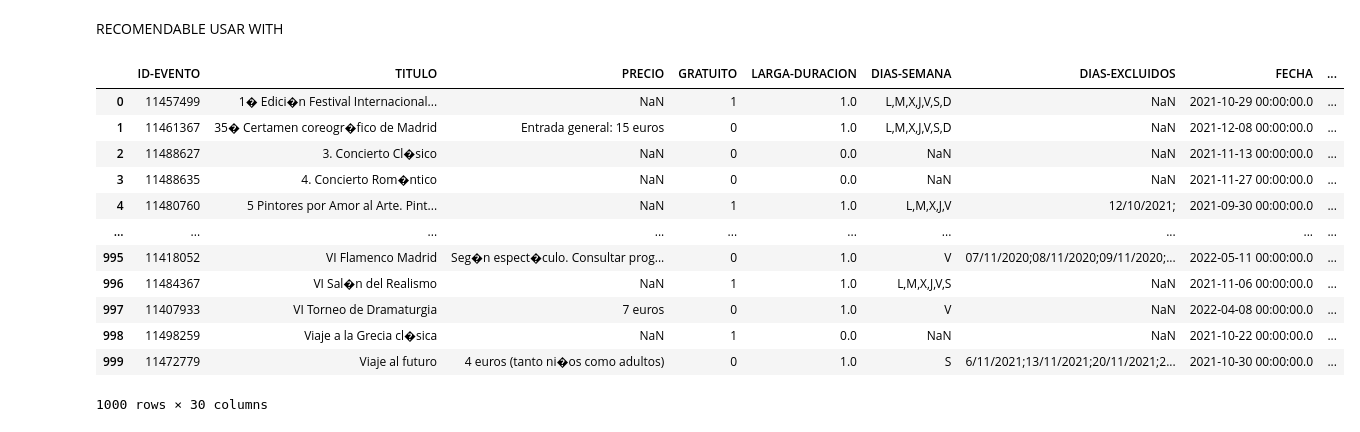
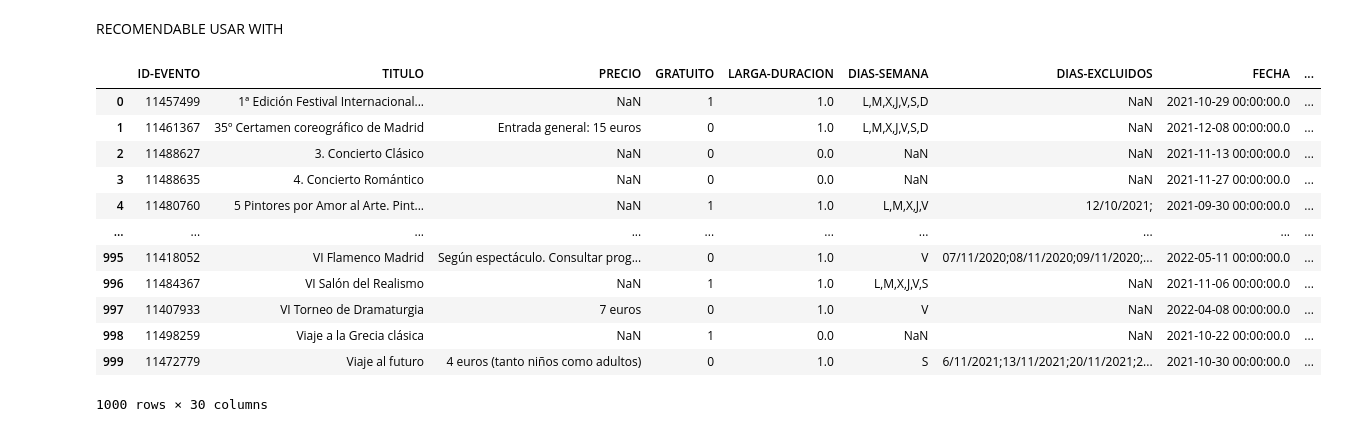
Before and after one commit to SantiagoBarreiroCampos/ClaseProgConcurrenteYDistribuida, a Jupyter notebook: QuintaPractica.ipynb, the cells around one changed output. Cells and saved outputs as stored; diff of their text form; code cells hidden in the pictures.

```diff
--- a/QuintaPractica.ipynb
+++ b/QuintaPractica.ipynb
@@ -30,18 +53,18 @@ less eventos.csv
 # %%
 raw_data.close()
 # %%
-pd.read_csv("eventos.csv", ";")
+pd.read_csv("eventos.csv", delimiter=";", encoding = "latin 1")
 # %% [output]
 |  | ID-EVENTO | TITULO | PRECIO | GRATUITO | LARGA-DURACION | DIAS-SEMANA | DIAS-EXCLUIDOS | FECHA | ... |
-| 0 | 11457499 | 1� Edici�n Festival Internacional... | NaN | 1 | 1.0 | L,M,X,J,V,S,D | NaN | 2021-10-29 00:00:00.0 | ... |
-| 1 | 11461367 | 35� Certamen coreogr�fico de Madrid | Entrada general: 15 euros | 0 | 1.0 | L,M,X,J,V,S,D | NaN | 2021-12-08 00:00:00.0 | ... |
-| 2 | 11488627 | 3. Concierto Cl�sico | NaN | 0 | 0.0 | NaN | NaN | 2021-11-13 00:00:00.0 | ... |
-| 3 | 11488635 | 4. Concierto Rom�ntico | NaN | 0 | 0.0 | NaN | NaN | 2021-11-27 00:00:00.0 | ... |
+| 0 | 11457499 | 1ª Edición Festival Internacional... | NaN | 1 | 1.0 | L,M,X,J,V,S,D | NaN | 2021-10-29 00:00:00.0 | ... |
+| 1 | 11461367 | 35º Certamen coreográfico de Madrid | Entrada general: 15 euros | 0 | 1.0 | L,M,X,J,V,S,D | NaN | 2021-12-08 00:00:00.0 | ... |
+| 2 | 11488627 | 3. Concierto Clásico | NaN | 0 | 0.0 | NaN | NaN | 2021-11-13 00:00:00.0 | ... |
+| 3 | 11488635 | 4. Concierto Romántico | NaN | 0 | 0.0 | NaN | NaN | 2021-11-27 00:00:00.0 | ... |
 | 4 | 11480760 | 5 Pintores por Amor al Arte. Pint... | NaN | 1 | 1.0 | L,M,X,J,V | 12/10/2021; | 2021-09-30 00:00:00.0 | ... |
 | ... | ... | ... | ... | ... | ... | ... | ... | ... | ... |
-| 995 | 11418052 | VI Flamenco Madrid | Seg�n espect�culo. Consultar prog... | 0 | 1.0 | V | 07/11/2020;08/11/2020;09/11/2020;... | 2022-05-11 00:00:00.0 | ... |
-| 996 | 11484367 | VI Sal�n del Realismo | NaN | 1 | 1.0 | L,M,X,J,V,S | NaN | 2021-11-06 00:00:00.0 | ... |
+| 995 | 11418052 | VI Flamenco Madrid | Según espectáculo. Consultar prog... | 0 | 1.0 | V | 07/11/2020;08/11/2020;09/11/2020;... | 2022-05-11 00:00:00.0 | ... |
+| 996 | 11484367 | VI Salón del Realismo | NaN | 1 | 1.0 | L,M,X,J,V,S | NaN | 2021-11-06 00:00:00.0 | ... |
 | 997 | 11407933 | VI Torneo de Dramaturgia | 7 euros | 0 | 1.0 | V | NaN | 2022-04-08 00:00:00.0 | ... |
-| 998 | 11498259 | Viaje a la Grecia cl�sica | NaN | 1 | 0.0 | NaN | NaN | 2021-10-22 00:00:00.0 | ... |
-| 999 | 11472779 | Viaje al futuro | 4 euros (tanto ni�os como adultos) | 0 | 1.0 | S | 6/11/2021;13/11/2021;20/11/2021;2... | 2021-10-30 00:00:00.0 | ... |
+| 998 | 11498259 | Viaje a la Grecia clásica | NaN | 1 | 0.0 | NaN | NaN | 2021-10-22 00:00:00.0 | ... |
+| 999 | 11472779 | Viaje al futuro | 4 euros (tanto niños como adultos) | 0 | 1.0 | S | 6/11/2021;13/11/2021;20/11/2021;2... | 2021-10-30 00:00:00.0 | ... |
 1000 rows × 30 columns
```
Also changed, not shown: parts of 2 cells of this notebook.
